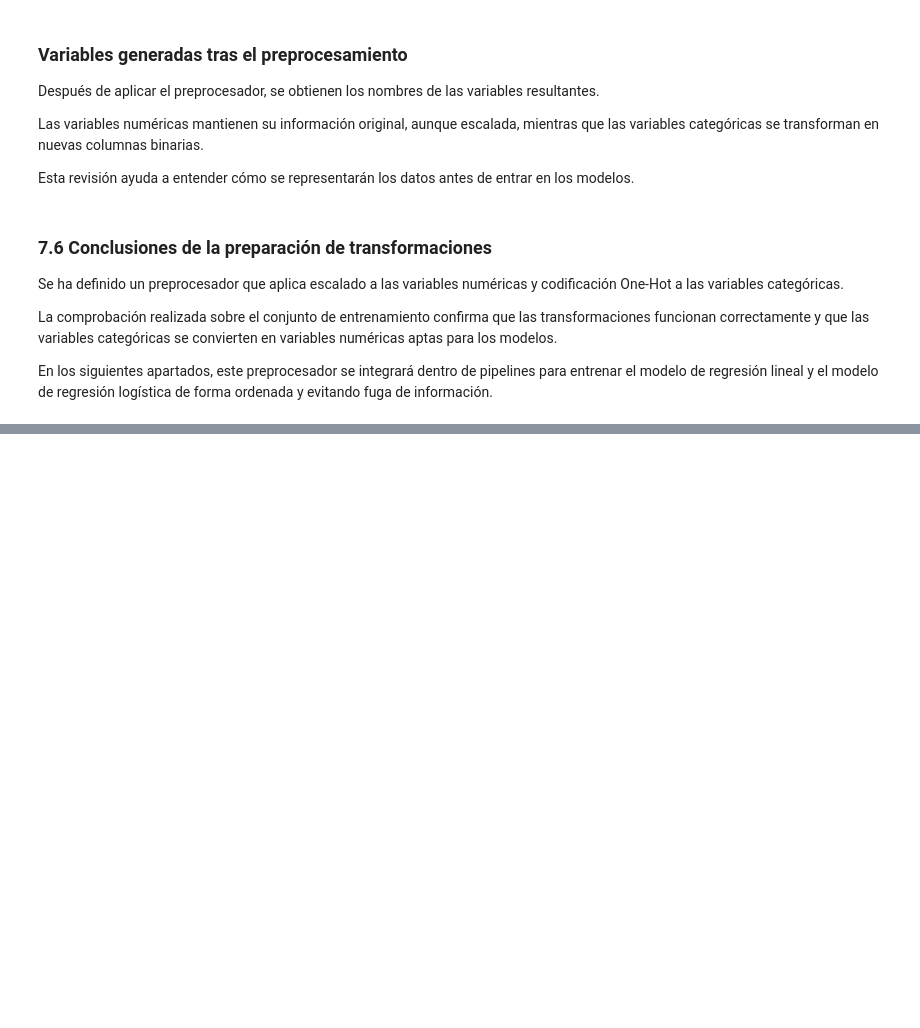
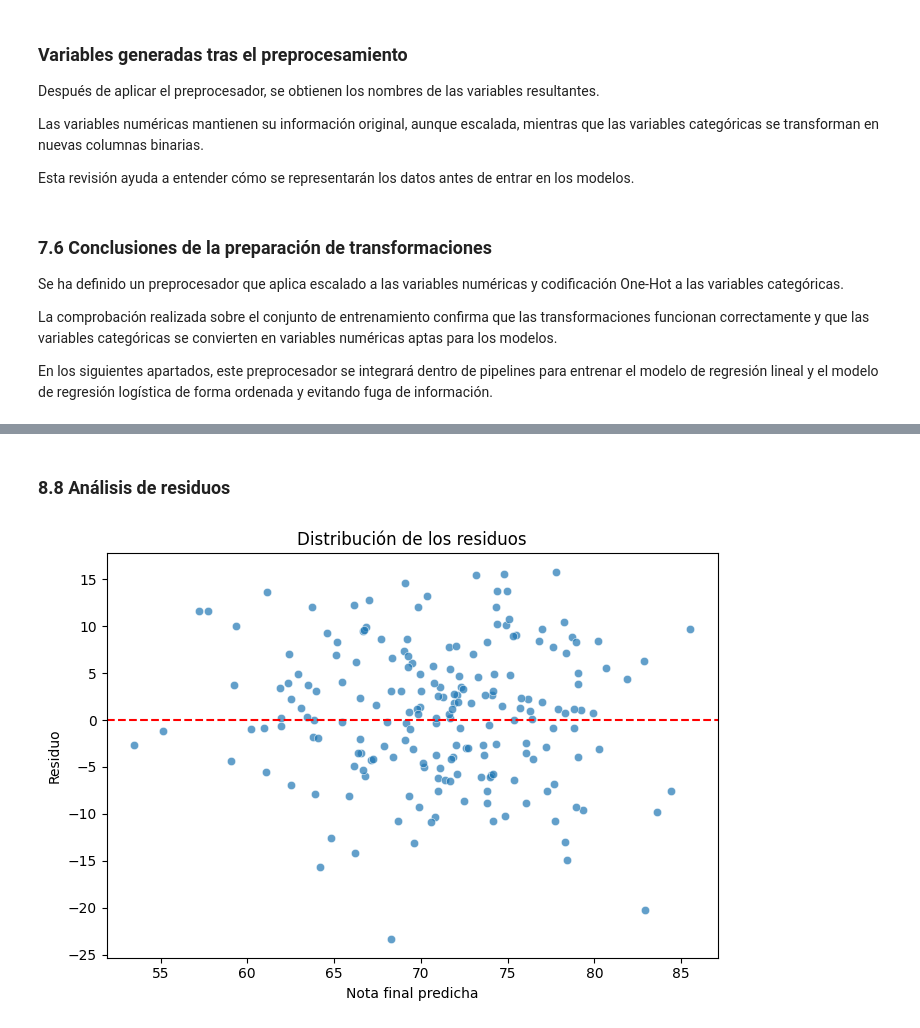
Before and after one commit to juanpamtx/Proyecto_08_DS.Machine_learning_regresion_y_clasificacion, a Jupyter notebook: Notebook/03_modelado_regresion_clasificacion.ipynb, the cells around one changed output, grey strips where cells are left out. Drawn from its saved outputs; the diff is of its cells as text; code cells hidden in the pictures; blank space fills up the shorter version.

```diff
--- a/Notebook/03_modelado_regresion_clasificacion.ipynb
+++ b/Notebook/03_modelado_regresion_clasificacion.ipynb
@@ -489,0 +703,10 @@ En los siguientes apartados, este preprocesador se integrará dentro de pipeline
+# %% [markdown]
+### 8.8 Análisis de residuos
+# %%
+# Visualización de los errores del modelo
+graficar_residuos(
+    y_test_reg,
+    y_pred_reg
+)
+# %% [output]
+[figure, added]
```
Also changed, not shown: parts of 31 cells of this notebook, 4 other files.
